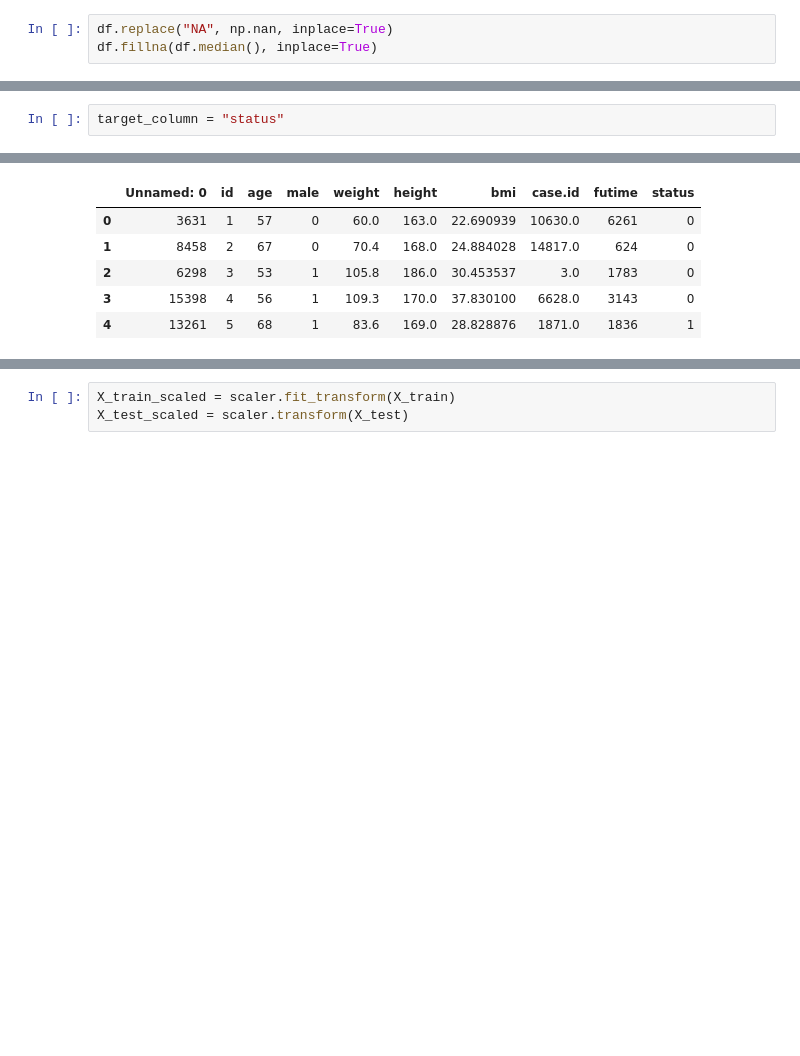
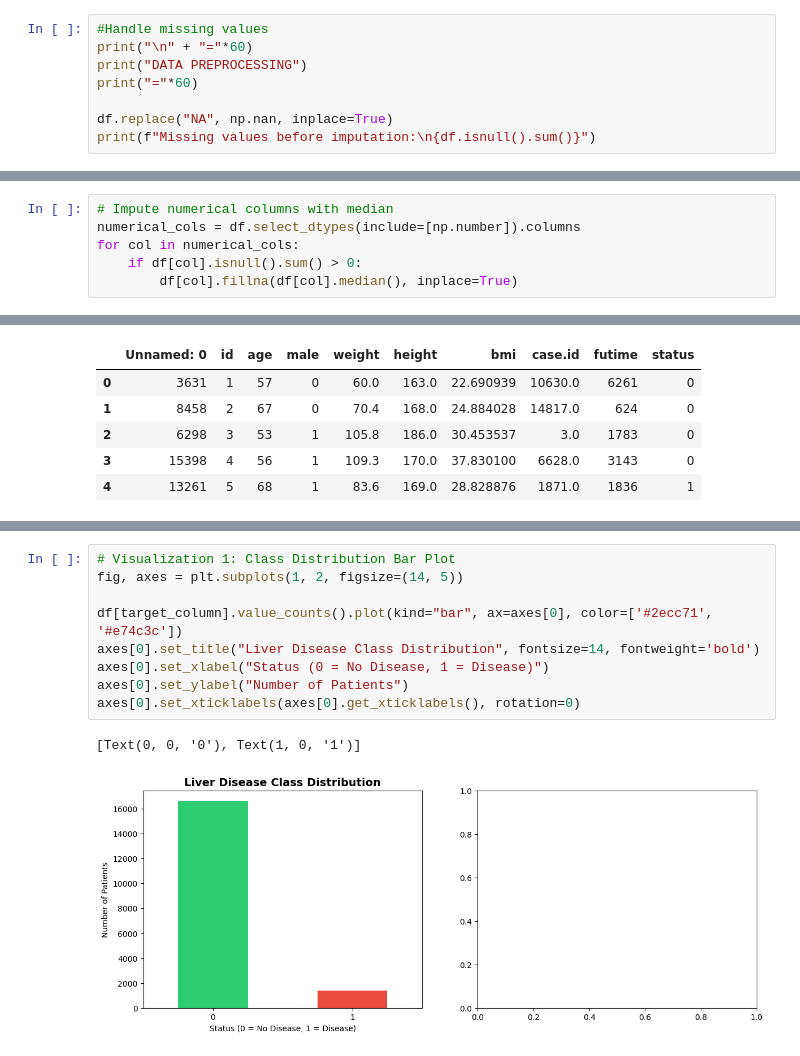
Before and after one commit to Pranay0702/liver_disease_prediction-, a Jupyter notebook: liverDiseasePrediction.ipynb, the cells around one changed output, grey strips where cells are left out. Drawn from its saved outputs; the diff is of its cells as text; blank space fills up the shorter version.

Commit message:
enhanced model with more data

```diff
--- a/liverDiseasePrediction.ipynb
+++ b/liverDiseasePrediction.ipynb
@@ -30,3 +53,8 @@ Dataset loaded: (18011, 10)
 # %%
+#Handle missing values
+print("\n" + "="*60)
+print("DATA PREPROCESSING")
+print("="*60)
+
 df.replace("NA", np.nan, inplace=True)
-df.fillna(df.median(), inplace=True)
+print(f"Missing values before imputation:\n{df.isnull().sum()}")
@@ -33,2 +77,6 @@ df.fillna(df.median(), inplace=True)
 # %%
-target_column = "status"
+# Impute numerical columns with median
+numerical_cols = df.select_dtypes(include=[np.number]).columns
+for col in numerical_cols:
+    if df[col].isnull().sum() > 0:
+        df[col].fillna(df[col].median(), inplace=True)
@@ -53,4 +144,13 @@ scaler = StandardScaler()
 # %%
-X_train_scaled = scaler.fit_transform(X_train)
-X_test_scaled = scaler.transform(X_test)
+# Visualization 1: Class Distribution Bar Plot
+fig, axes = plt.subplots(1, 2, figsize=(14, 5))
+
+df[target_column].value_counts().plot(kind="bar", ax=axes[0], color=['#2ecc71', '#e74c3c'])
+axes[0].set_title("Liver Disease Class Distribution", fontsize=14, fontweight='bold')
+axes[0].set_xlabel("Status (0 = No Disease, 1 = Disease)")
+axes[0].set_ylabel("Number of Patients")
+axes[0].set_xticklabels(axes[0].get_xticklabels(), rotation=0)
+# %% [output]
+[Text(0, 0, '0'), Text(1, 0, '1')]
+[figure, added]
 # %%
```
Also changed, not shown: parts of 26 cells of this notebook, 9 other files.
